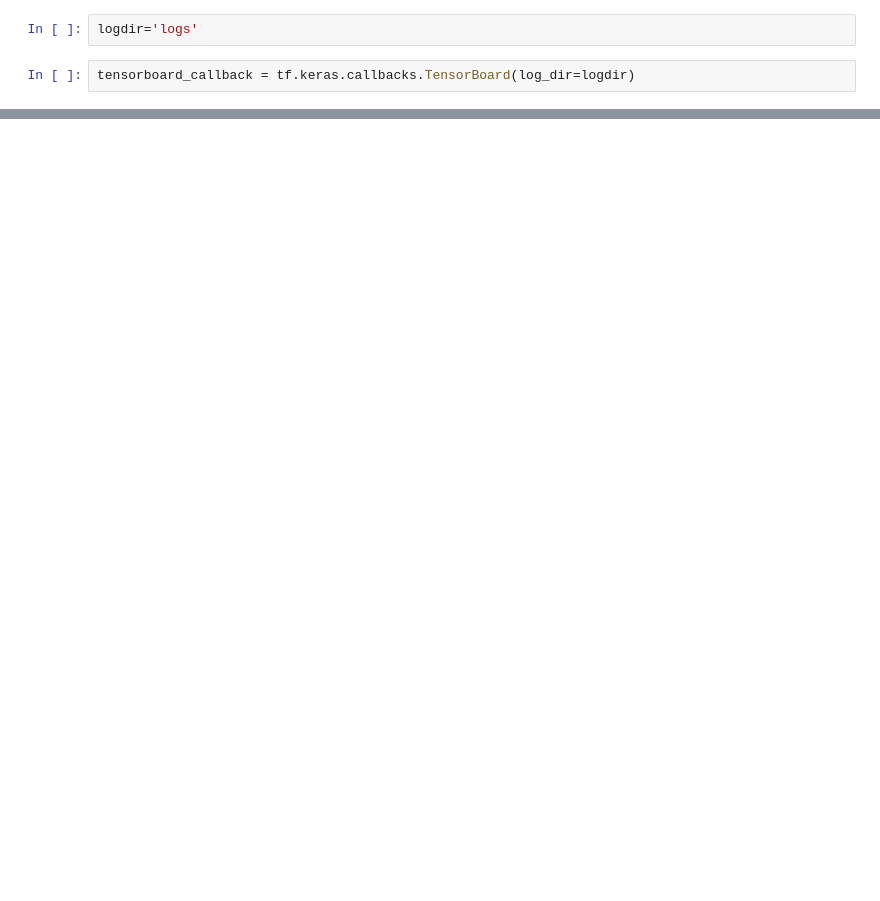
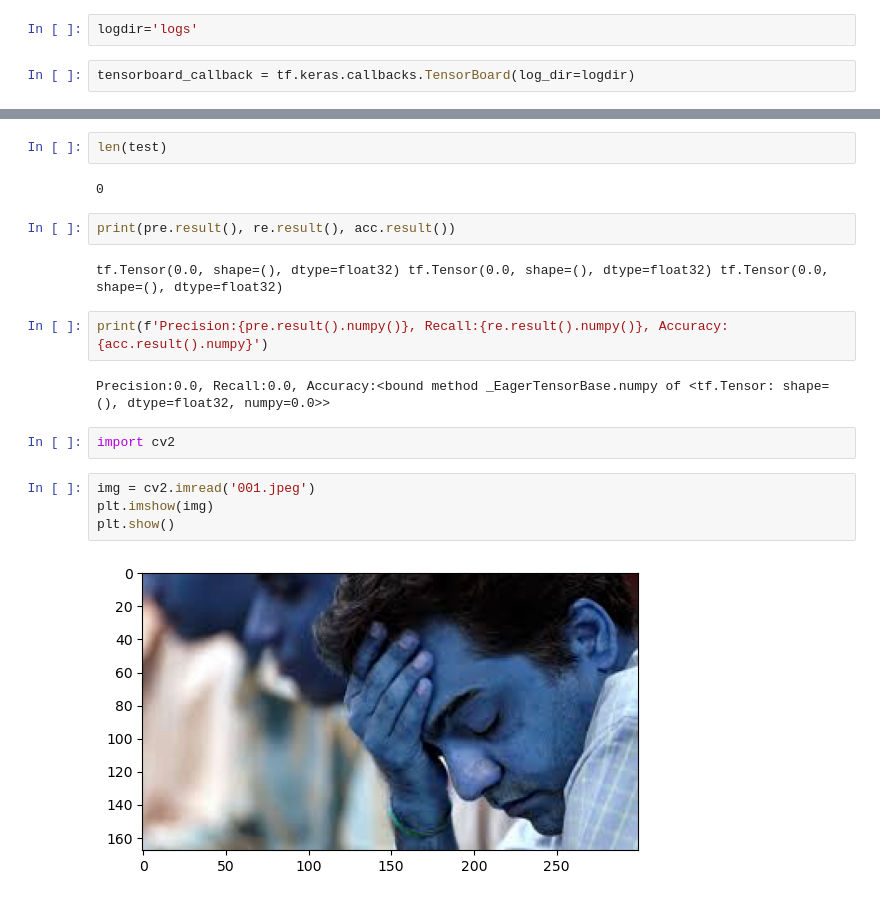
Before and after one commit to TushDasse/CNN-Image-Classifier, a Jupyter notebook: Image Classifier.ipynb, the cells around one changed output, grey strips where cells are left out. Cells and saved outputs as stored; diff of their text form; blank space fills up the shorter version.

```diff
--- a/Image Classifier.ipynb
+++ b/Image Classifier.ipynb
@@ -189,0 +203,20 @@ plt.show()
+# %%
+len(test)
+# %% [output]
+0
+# %%
+print(pre.result(), re.result(), acc.result())
+# %% [output]
+tf.Tensor(0.0, shape=(), dtype=float32) tf.Tensor(0.0, shape=(), dtype=float32) tf.Tensor(0.0, shape=(), dtype=float32)
+# %%
+print(f'Precision:{pre.result().numpy()}, Recall:{re.result().numpy()}, Accuracy:{acc.result().numpy}')
+# %% [output]
+Precision:0.0, Recall:0.0, Accuracy:<bound method _EagerTensorBase.numpy of <tf.Tensor: shape=(), dtype=float32, numpy=0.0>>
+# %%
+import cv2
+# %%
+img = cv2.imread('001.jpeg')
+plt.imshow(img)
+plt.show()
+# %% [output]
+[figure, added]
```
Also changed, not shown: parts of 11 cells of this notebook.
